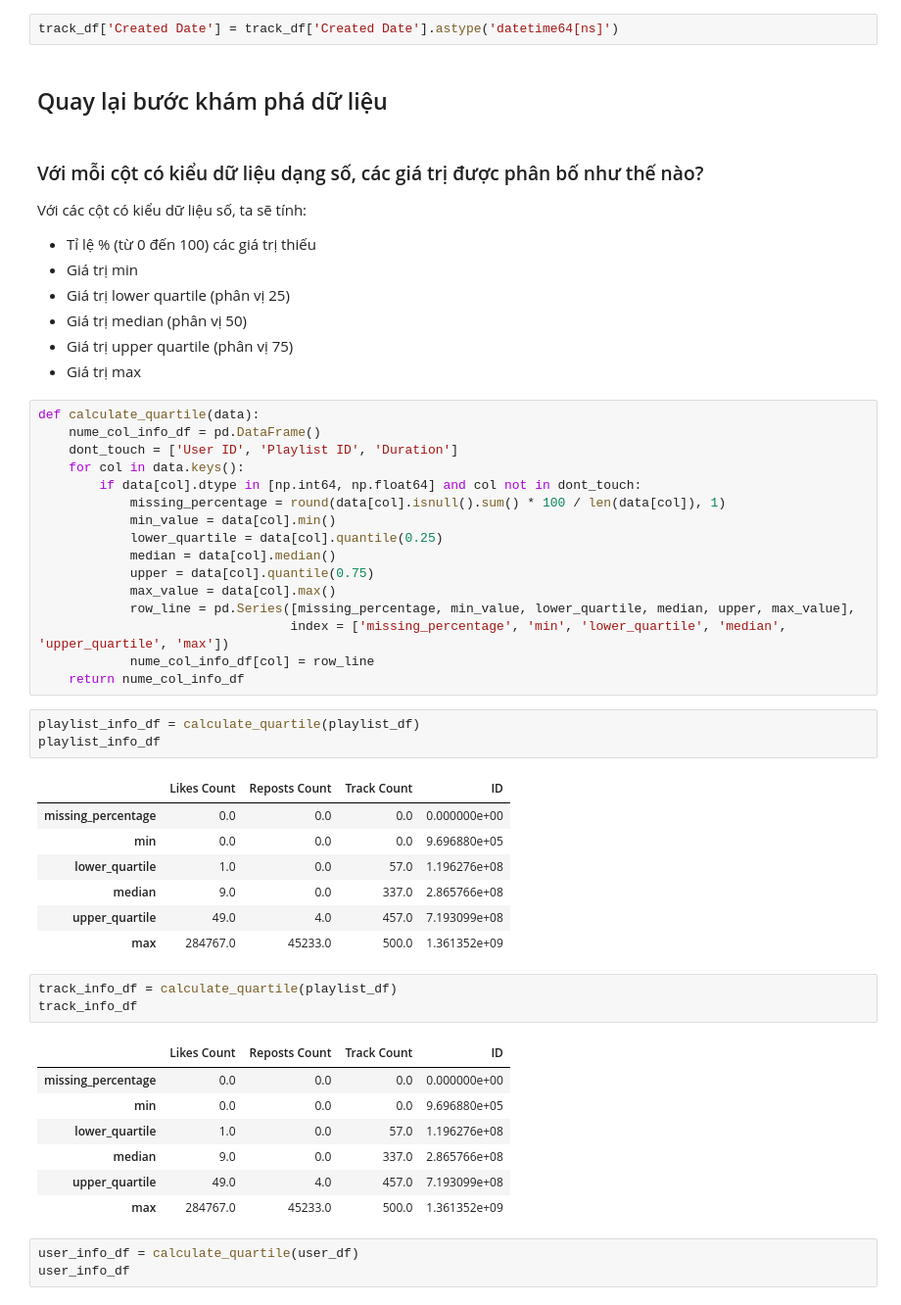
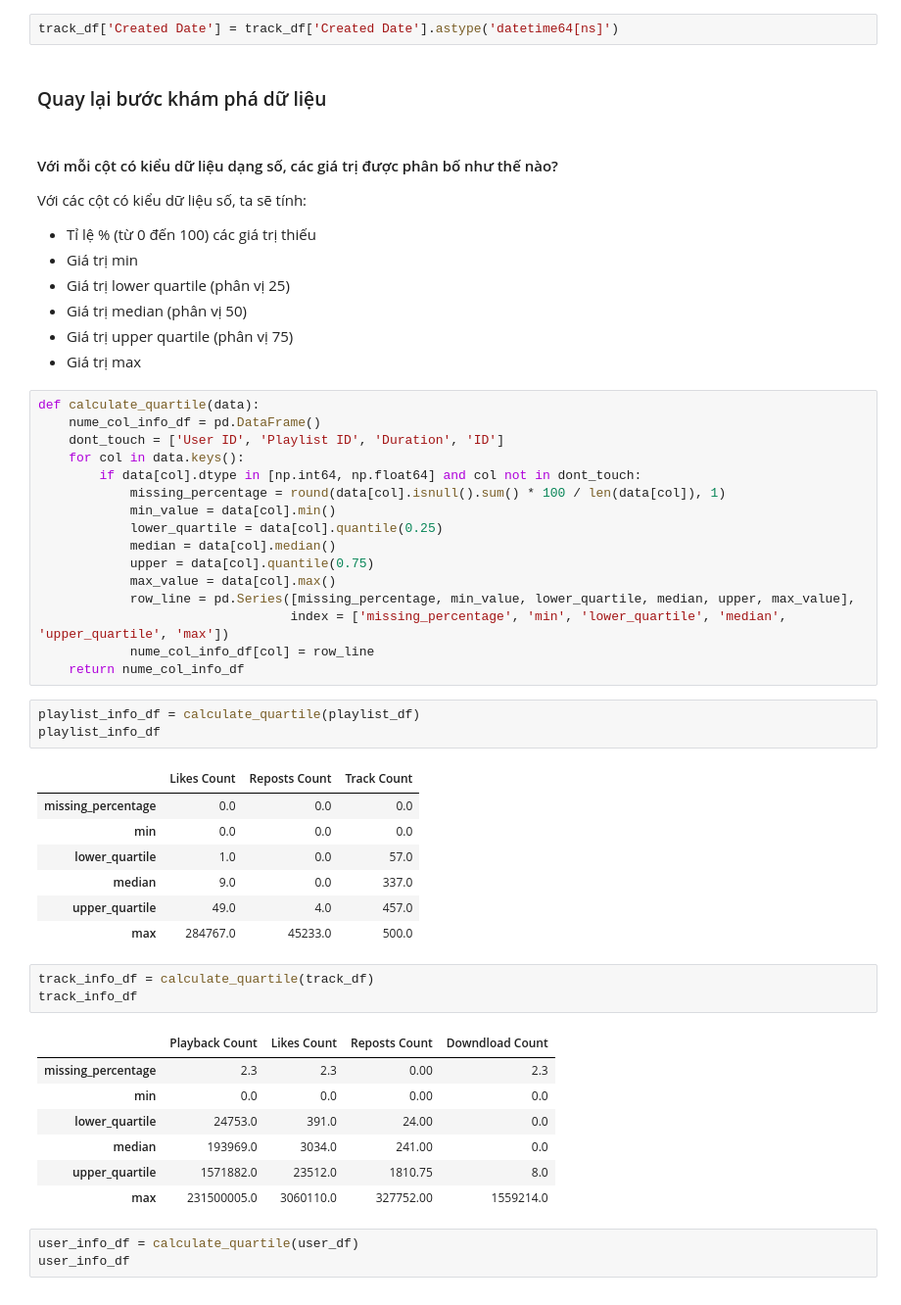
Before and after one commit to nightfury1103/NM_KHDL, a Jupyter notebook: Project02.ipynb, the cells around one changed output. Shown at 98% size. Drawn from its saved outputs; the diff is of its cells as text.

```diff
--- a/Project02.ipynb
+++ b/Project02.ipynb
@@ -251,9 +257,9 @@ dtype: object
 # %%
 track_df['Created Date'] = track_df['Created Date'].astype('datetime64[ns]')
 # %% [markdown]
-## Quay lại bước khám phá dữ liệu
+### Quay lại bước khám phá dữ liệu
 # %% [markdown]
-### Với mỗi cột có kiểu dữ liệu dạng số, các giá trị được phân bố như thế nào? <br>
+#### Với mỗi cột có kiểu dữ liệu dạng số, các giá trị được phân bố như thế nào? <br>
 Với các cột có kiểu dữ liệu số, ta sẽ tính:
 - Tỉ lệ % (từ 0 đến 100) các giá trị thiếu
 - Giá trị min
@@ -264,7 +270,7 @@ Với các cột có kiểu dữ liệu số, ta sẽ tính:
 # %%
 def calculate_quartile(data):
     nume_col_info_df = pd.DataFrame()
-    dont_touch = ['User ID', 'Playlist ID', 'Duration']
+    dont_touch = ['User ID', 'Playlist ID', 'Duration', 'ID']
     for col in data.keys():
         if data[col].dtype in [np.int64, np.float64] and col not in dont_touch:
             missing_percentage = round(data[col].isnull().sum() * 100 / len(data[col]), 1)
@@ -281,24 +287,24 @@ def calculate_quartile(data):
 playlist_info_df = calculate_quartile(playlist_df)
 playlist_info_df
 # %% [output]
-|  | Likes Count | Reposts Count | Track Count | ID |
-| missing_percentage | 0.0 | 0.0 | 0.0 | 0.000000e+00 |
-| min | 0.0 | 0.0 | 0.0 | 9.696880e+05 |
-| lower_quartile | 1.0 | 0.0 | 57.0 | 1.196276e+08 |
-| median | 9.0 | 0.0 | 337.0 | 2.865766e+08 |
-| upper_quartile | 49.0 | 4.0 | 457.0 | 7.193099e+08 |
-| max | 284767.0 | 45233.0 | 500.0 | 1.361352e+09 |
+|  | Likes Count | Reposts Count | Track Count |
+| missing_percentage | 0.0 | 0.0 | 0.0 |
+| min | 0.0 | 0.0 | 0.0 |
+| lower_quartile | 1.0 | 0.0 | 57.0 |
+| median | 9.0 | 0.0 | 337.0 |
+| upper_quartile | 49.0 | 4.0 | 457.0 |
+| max | 284767.0 | 45233.0 | 500.0 |
 # %%
-track_info_df = calculate_quartile(playlist_df)
+track_info_df = calculate_quartile(track_df)
 track_info_df
 # %% [output]
-|  | Likes Count | Reposts Count | Track Count | ID |
-| missing_percentage | 0.0 | 0.0 | 0.0 | 0.000000e+00 |
-| min | 0.0 | 0.0 | 0.0 | 9.696880e+05 |
-| lower_quartile | 1.0 | 0.0 | 57.0 | 1.196276e+08 |
-| median | 9.0 | 0.0 | 337.0 | 2.865766e+08 |
-| upper_quartile | 49.0 | 4.0 | 457.0 | 7.193099e+08 |
-| max | 284767.0 | 45233.0 | 500.0 | 1.361352e+09 |
+|  | Playback Count | Likes Count | Reposts Count | Downdload Count |
+| missing_percentage | 2.3 | 2.3 | 0.00 | 2.3 |
+| min | 0.0 | 0.0 | 0.00 | 0.0 |
+| lower_quartile | 24753.0 | 391.0 | 24.00 | 0.0 |
+| median | 193969.0 | 3034.0 | 241.00 | 0.0 |
+| upper_quartile | 1571882.0 | 23512.0 | 1810.75 | 8.0 |
+| max | 231500005.0 | 3060110.0 | 327752.00 | 1559214.0 |
 # %%
 user_info_df = calculate_quartile(user_df)
 user_info_df
```
Also changed, not shown: parts of 229 cells of this notebook.
